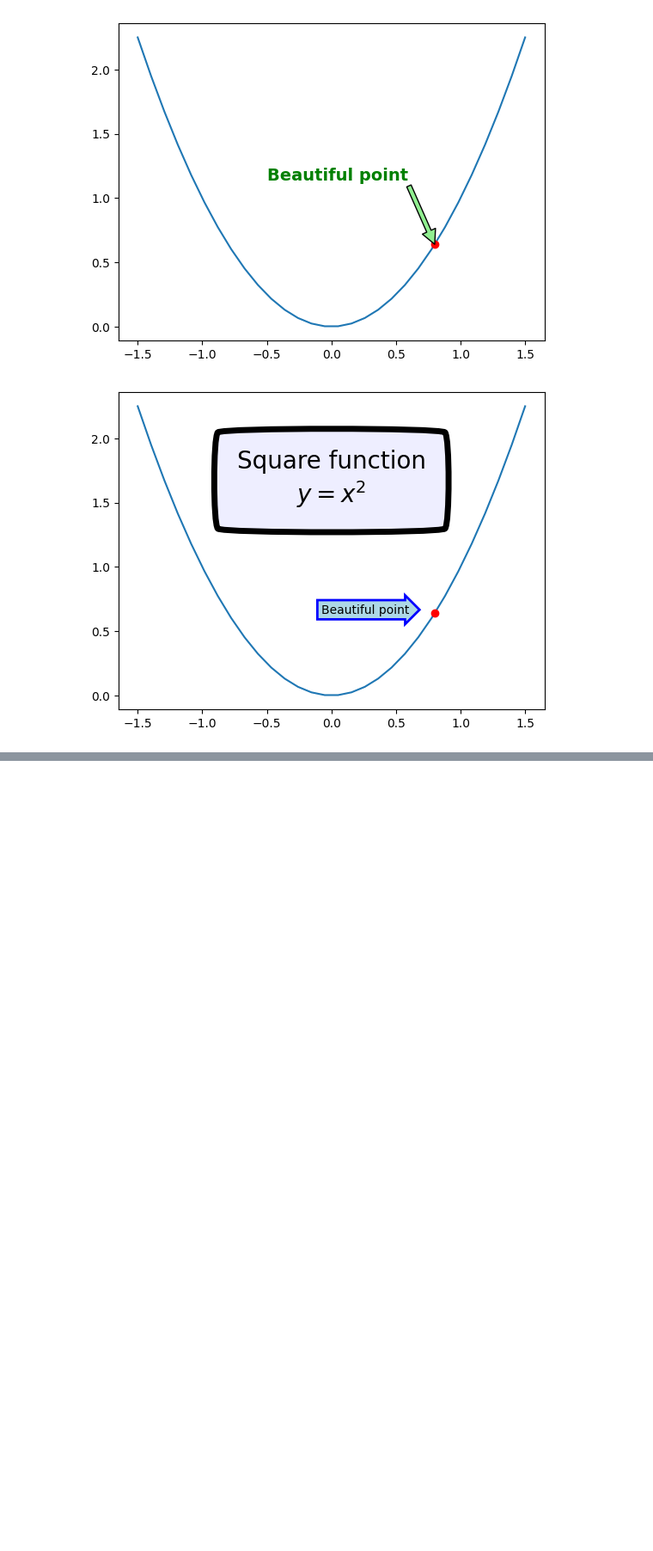
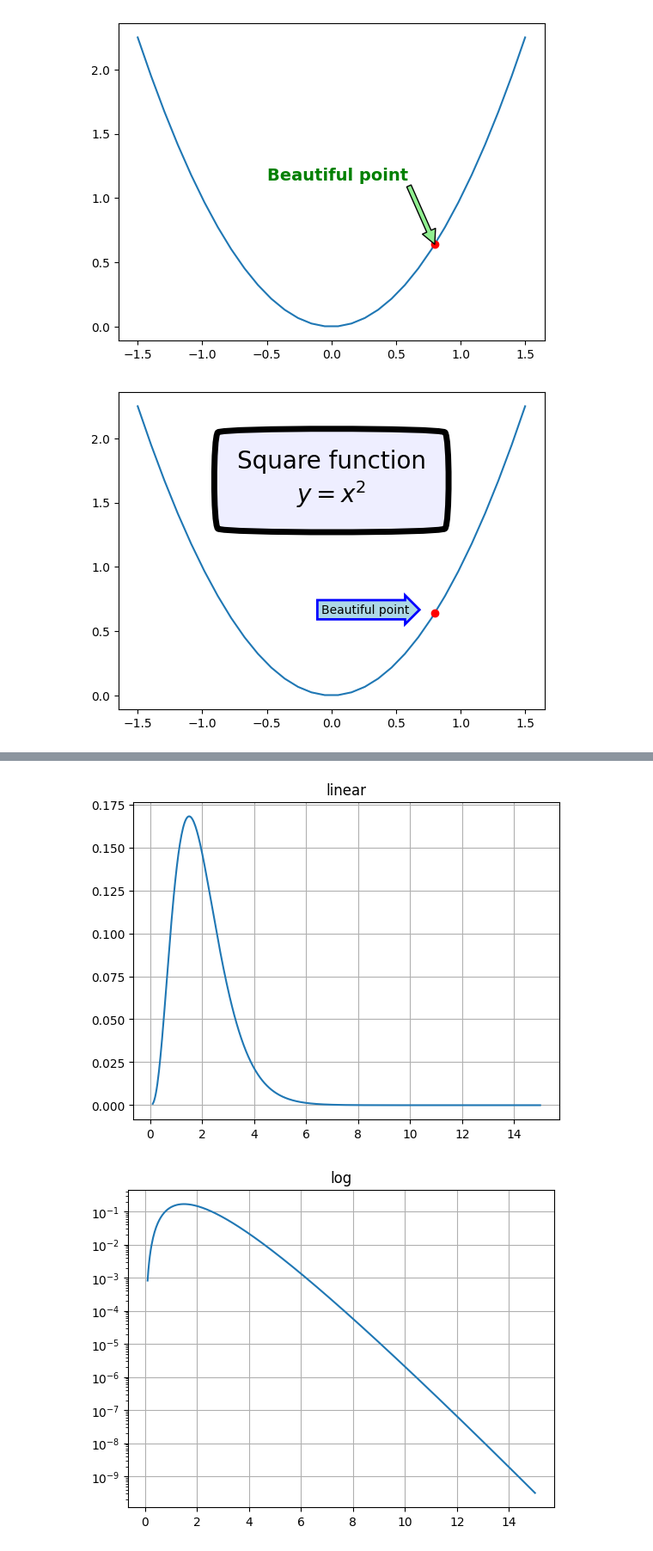
Before and after one commit to carlos19960601/mlnotes, a Jupyter notebook: hands-on-editionv3/matplotlib.ipynb, the cells around one changed output, grey strips where cells are left out. Shown at 86% size. Drawn from its saved outputs; the diff is of its cells as text; code cells hidden in the pictures; blank space fills up the shorter version.

```diff
--- a/hands-on-editionv3/matplotlib.ipynb
+++ b/hands-on-editionv3/matplotlib.ipynb
@@ -244,0 +254,32 @@ plt.show()
+# %%
+x = np.linspace(0.1, 15, 500)
+y = x**3/np.exp(2*x)
+
+plt.figure(1)
+plt.plot(x, y)
+plt.yscale('linear')
+plt.title('linear')
+plt.grid(True)
+
+plt.figure(2)
+plt.plot(x, y)
+plt.yscale('log')
+plt.title('log')
+plt.grid(True)
+
+plt.figure(3)
+plt.plot(x, y)
+plt.yscale('logit')
+plt.title('logit')
+plt.grid(True)
+
+plt.figure(4)
+plt.plot(x, y - y.mean())
+plt.yscale('symlog', linthresh=0.05)
+plt.title('symlog')
+plt.grid(True)
+
+plt.show()
+# %% [output]
+[figure, added]
+[figure, added]
```
Also changed, not shown: parts of 17 cells of this notebook, 1 other file.
